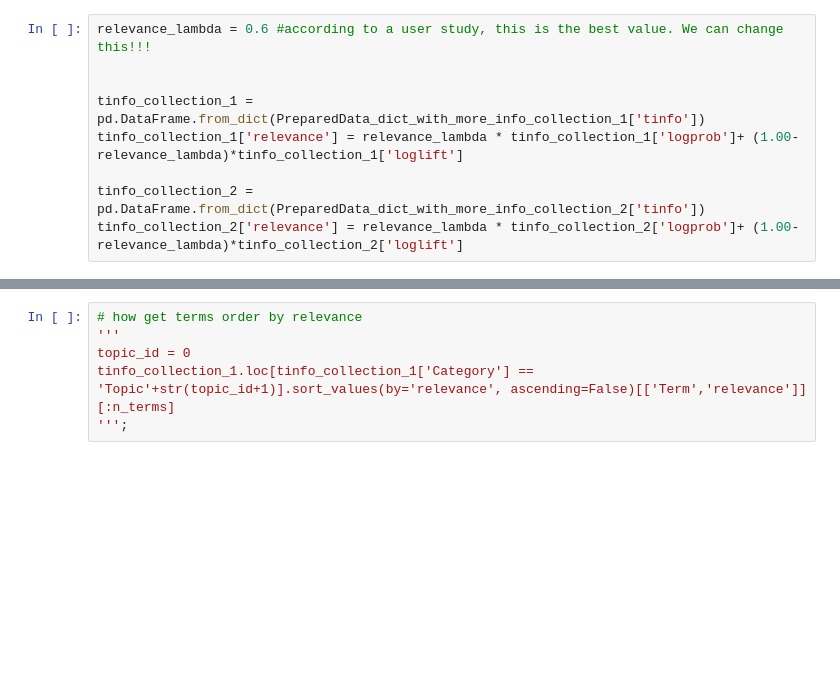
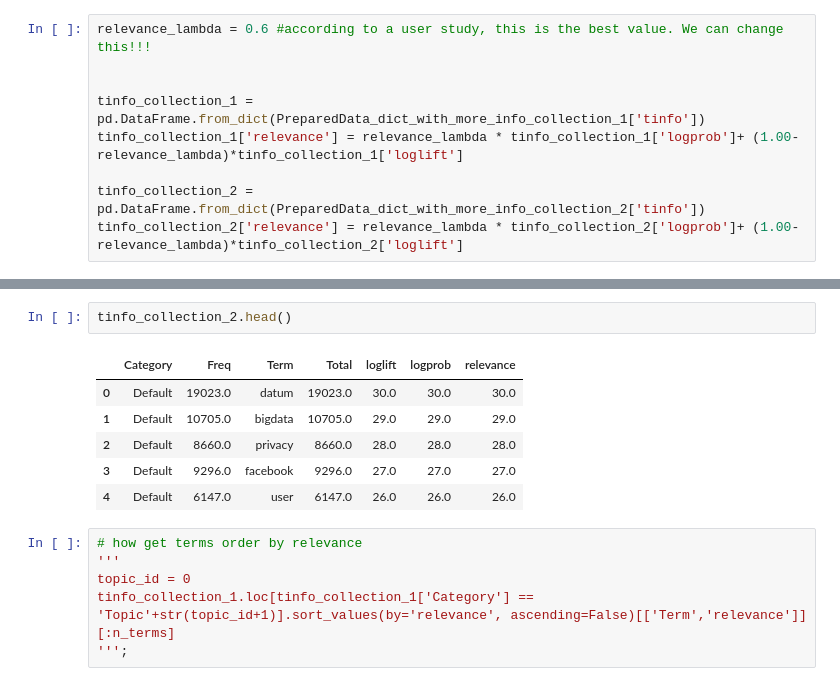
Before and after one commit to gonzalezf/TopicVisExplorer, a Jupyter notebook: jupyters/Proposed topic similarity metric- (final topic similarity metric).ipynb, the cells around one changed output, grey strips where cells are left out. Drawn from its saved outputs; the diff is of its cells as text; blank space fills up the shorter version.

```diff
--- a/jupyters/Proposed topic similarity metric- (final topic similarity metric).ipynb
+++ b/jupyters/Proposed topic similarity metric- (final topic similarity metric).ipynb
@@ -77,3 +210,12 @@ tinfo_collection_2['relevance'] = relevance_lambda * tinfo_collection_2['logprob
+# %%
+tinfo_collection_2.head()
+# %% [output]
+|  | Category | Freq | Term | Total | loglift | logprob | relevance |
+| 0 | Default | 19023.0 | datum | 19023.0 | 30.0 | 30.0 | 30.0 |
+| 1 | Default | 10705.0 | bigdata | 10705.0 | 29.0 | 29.0 | 29.0 |
+| 2 | Default | 8660.0 | privacy | 8660.0 | 28.0 | 28.0 | 28.0 |
+| 3 | Default | 9296.0 | facebook | 9296.0 | 27.0 | 27.0 | 27.0 |
+| 4 | Default | 6147.0 | user | 6147.0 | 26.0 | 26.0 | 26.0 |
 # %%
 # how get terms order by relevance
 '''
```
Also changed, not shown: parts of 26 cells of this notebook, 3 other files.
